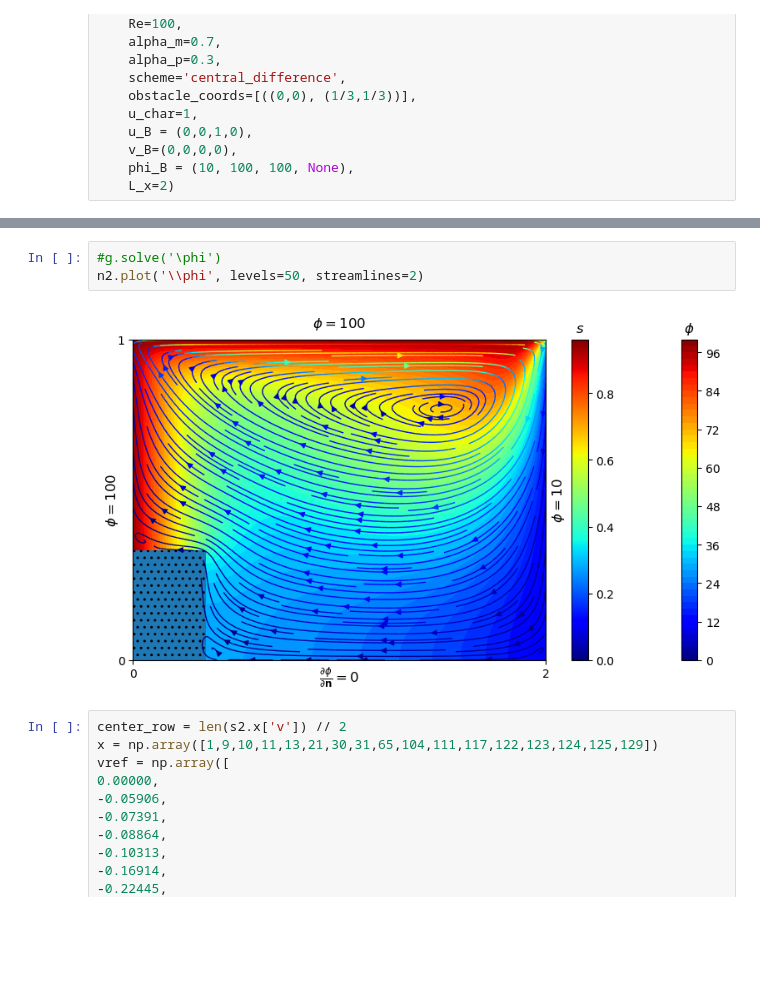
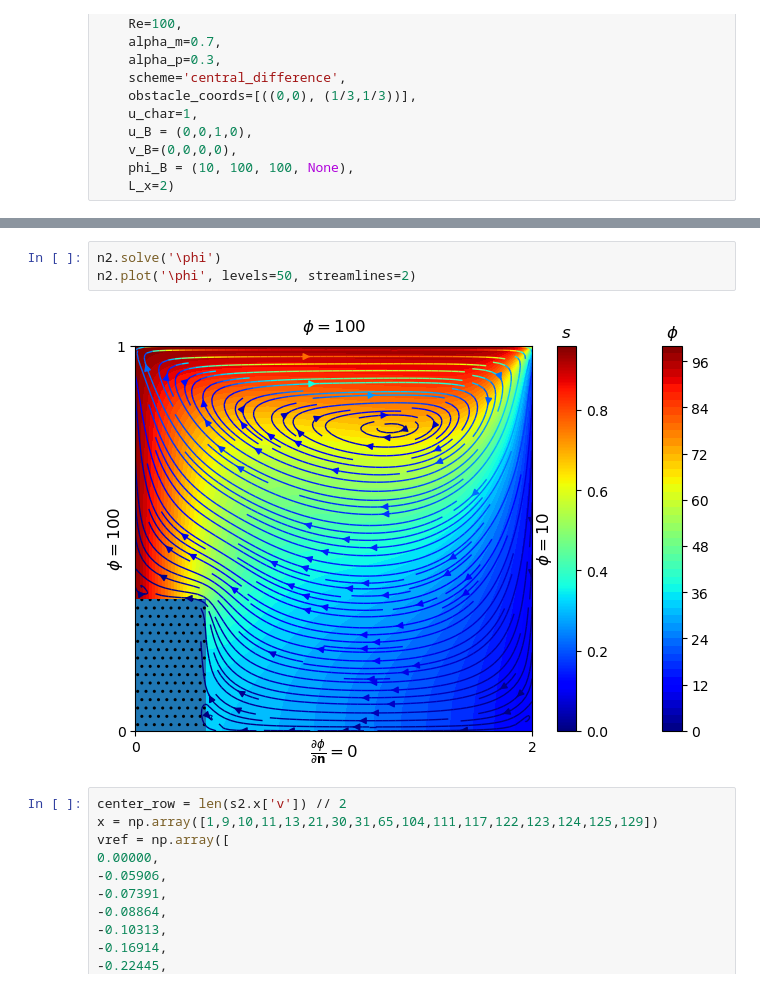
Before and after one commit to cl0udsw1tch/NavierStokesSolver, a Jupyter notebook: test.ipynb, the cells around one changed output, grey strips where cells are left out. Saved outputs shown, nothing was run; the diff lists cells and outputs as text; blank space fills up the shorter version.

```diff
--- a/test.ipynb
+++ b/test.ipynb
@@ -1186,8 +1259,8 @@ n2.solve(objective='\phi', threshold=1e-3)
 # %%
-#g.solve('\phi')
-n2.plot('\\phi', levels=50, streamlines=2)
+n2.solve('\phi')
+n2.plot('\phi', levels=50, streamlines=2)
 # %% [output]
-[figure, old version]
+[figure, new version]
 # %%
 center_row = len(s2.x['v']) // 2
 x = np.array([1,9,10,11,13,21,30,31,65,104,111,117,122,123,124,125,129])
```
Also changed, not shown: parts of 18 cells of this notebook.
